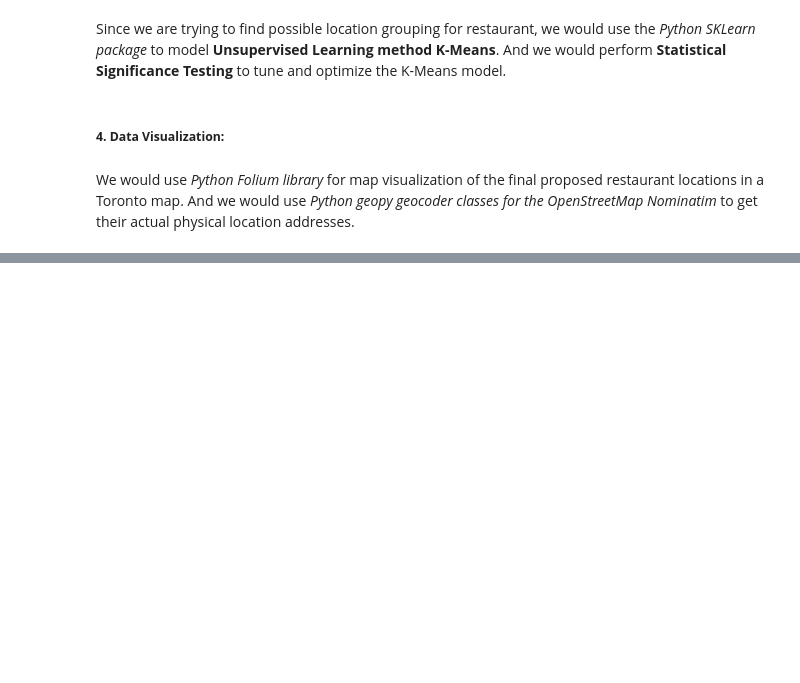
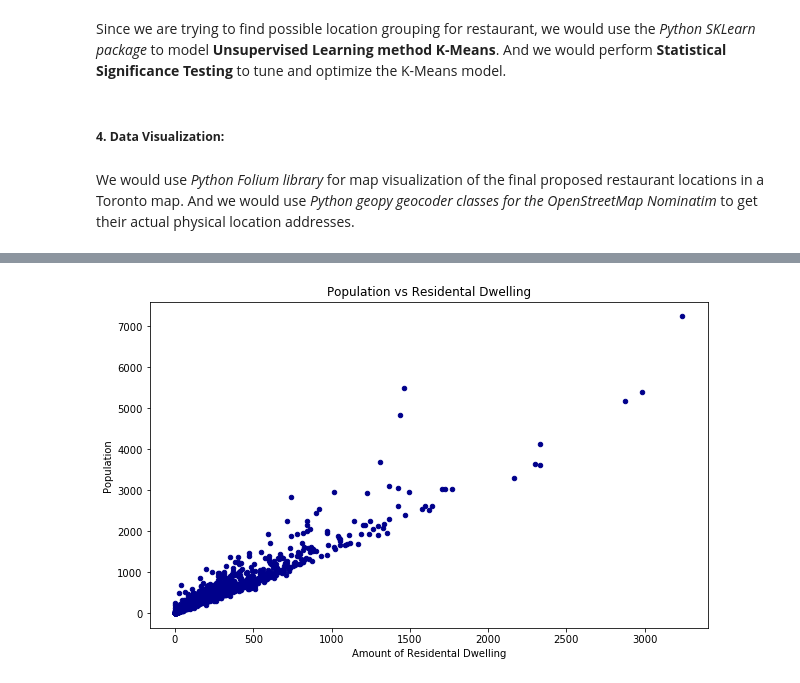
Before and after one commit to Tricomp1/Coursera_Capstone, a Jupyter notebook: CapstoneProjectW4.ipynb, the cells around one changed output, grey strips where cells are left out. Cells and saved outputs as stored; diff of their text form; code cells hidden in the pictures; blank space fills up the shorter version.

```diff
--- a/CapstoneProjectW4.ipynb
+++ b/CapstoneProjectW4.ipynb
@@ -63,0 +236,8 @@ Base URI:  api.foursquare.com/v2
+# %%
+df_census_blks.plot(kind='scatter', x='res_dwelling_sum', y='population_sum', figsize=(10, 6), color='darkblue')
+plt.title('Population vs Residental Dwelling')
+plt.xlabel('Amount of Residental Dwelling')
+plt.ylabel('Population')
+plt.show()
+# %% [output]
+[figure, added]
```
Also changed, not shown: parts of 50 cells of this notebook.
